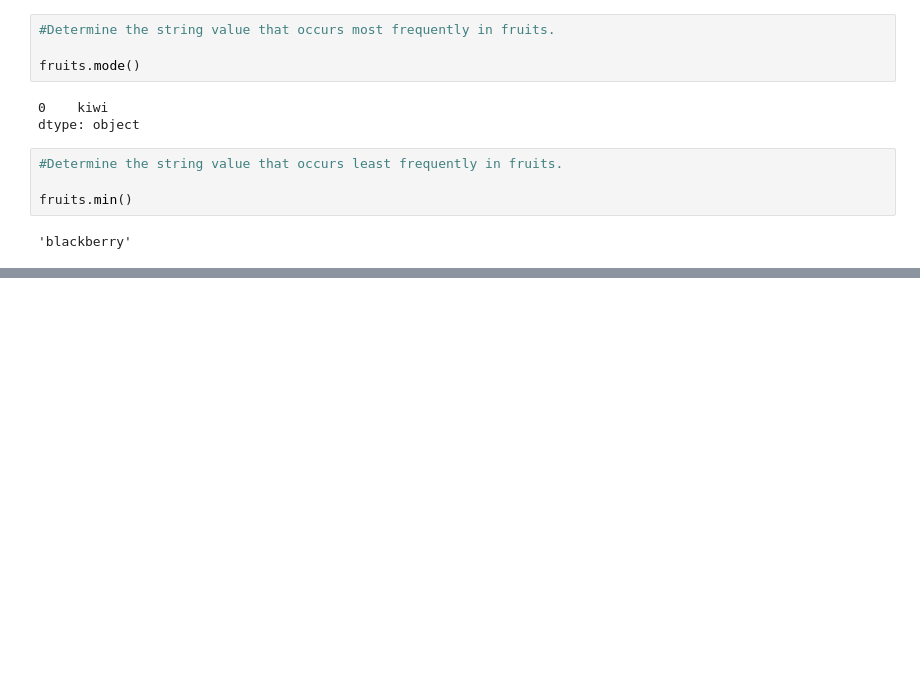
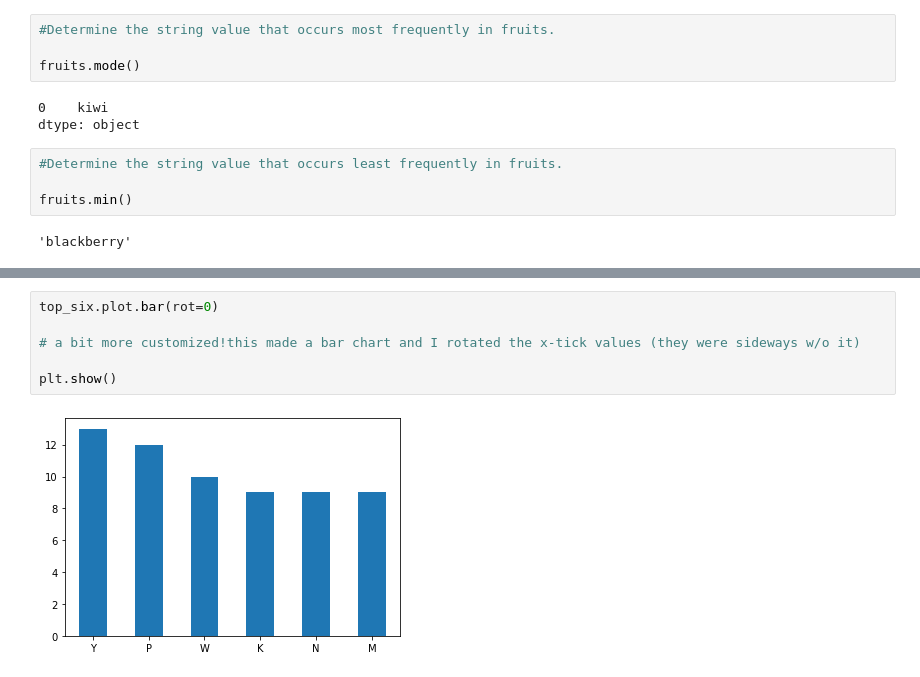
Before and after one commit to Brooke-Holyoak/numpy-pandas-visualization-exercises, a Jupyter notebook: pandas_series.ipynb, the cells around one changed output, grey strips where cells are left out. Drawn from its saved outputs; the diff is of its cells as text; blank space fills up the shorter version.

```diff
--- a/pandas_series.ipynb
+++ b/pandas_series.ipynb
@@ -166,0 +437,8 @@ fruits.min()
+# %%
+top_six.plot.bar(rot=0)
+
+# a bit more customized!this made a bar chart and I rotated the x-tick values (they were sideways w/o it)
+
+plt.show()
+# %% [output]
+[figure, added]
```
Also changed, not shown: parts of 33 cells of this notebook.
